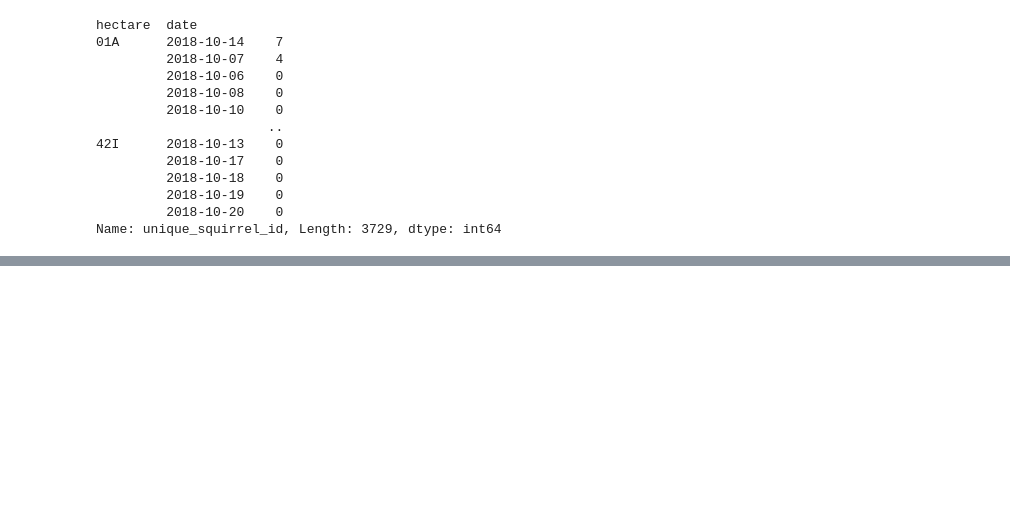
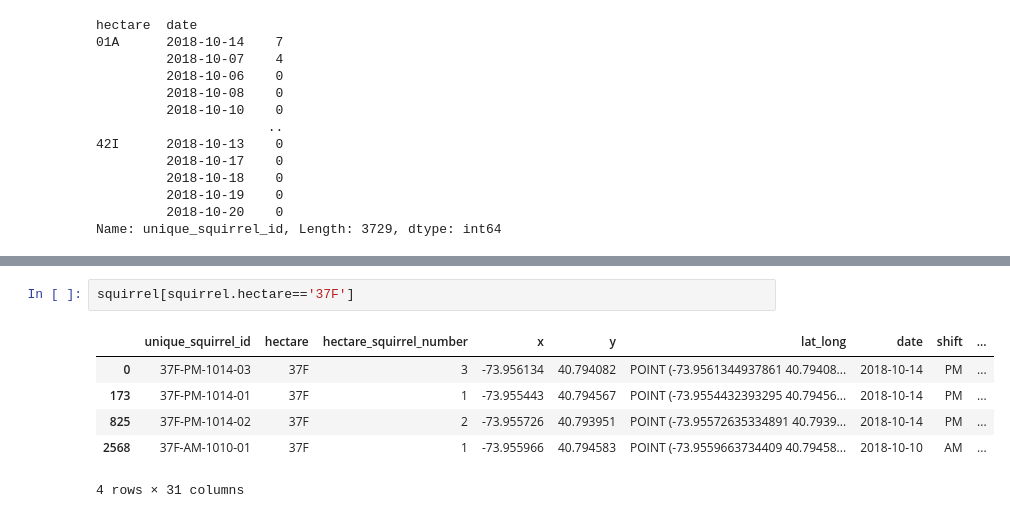
Before and after one commit to WookwonShim/data-analysis, a Jupyter notebook: 2018_central_park_squirrel_census.ipynb, the cells around one changed output, grey strips where cells are left out. Drawn from its saved outputs; the diff is of its cells as text; blank space fills up the shorter version.

```diff
--- a/2018_central_park_squirrel_census.ipynb
+++ b/2018_central_park_squirrel_census.ipynb
@@ -440,0 +613,9 @@ Name: unique_squirrel_id, Length: 3729, dtype: int64
+# %%
+squirrel[squirrel.hectare=='37F']
+# %% [output]
+|  | unique_squirrel_id | hectare | hectare_squirrel_number | x | y | lat_long | date | shift | ... |
+| 0 | 37F-PM-1014-03 | 37F | 3 | -73.956134 | 40.794082 | POINT (-73.9561344937861 40.79408... | 2018-10-14 | PM | ... |
+| 173 | 37F-PM-1014-01 | 37F | 1 | -73.955443 | 40.794567 | POINT (-73.9554432393295 40.79456... | 2018-10-14 | PM | ... |
+| 825 | 37F-PM-1014-02 | 37F | 2 | -73.955726 | 40.793951 | POINT (-73.95572635334891 40.7939... | 2018-10-14 | PM | ... |
+| 2568 | 37F-AM-1010-01 | 37F | 1 | -73.955966 | 40.794583 | POINT (-73.9559663734409 40.79458... | 2018-10-10 | AM | ... |
+4 rows × 31 columns
```
Also changed, not shown: parts of 15 cells of this notebook.
